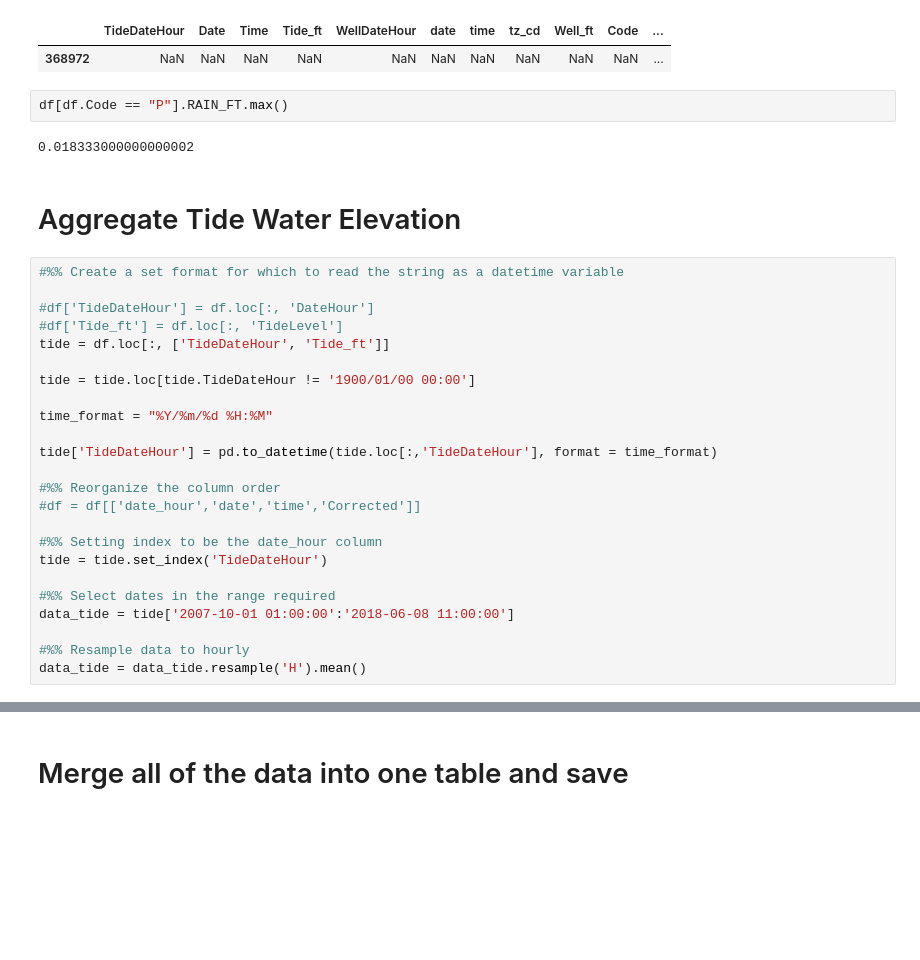
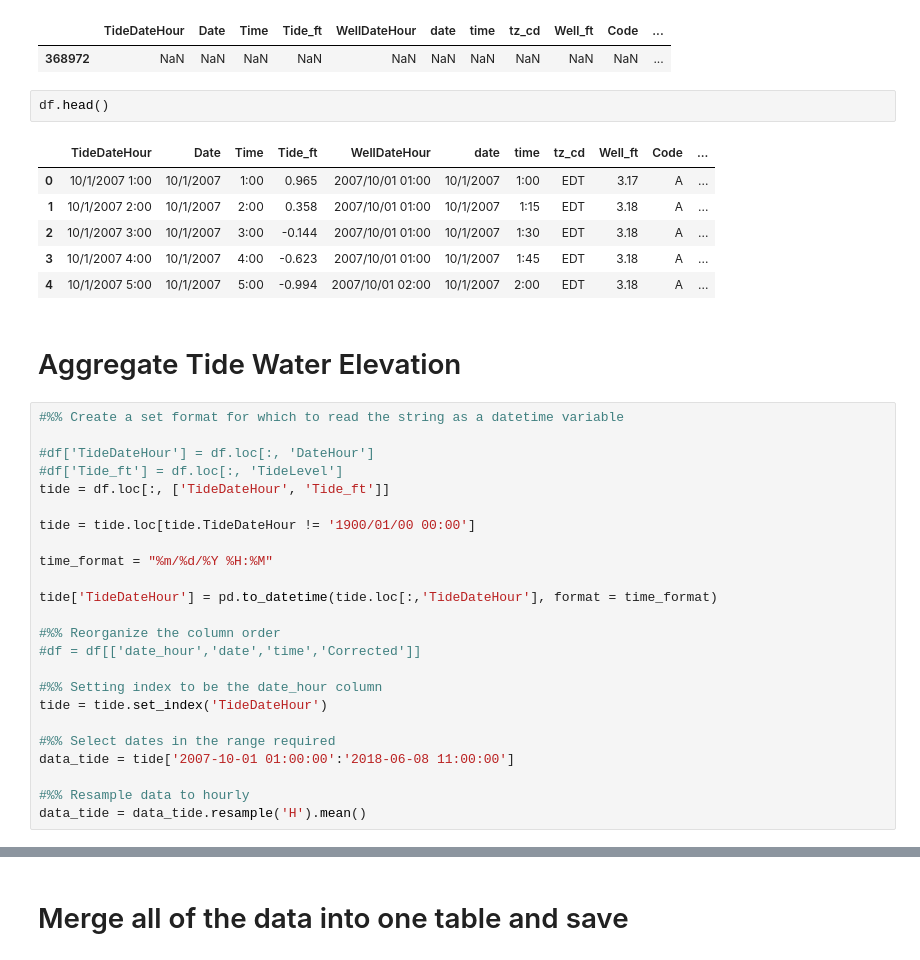
Before and after one commit to ccnobbli/Fall2_Homework, a Jupyter notebook: data/Well Data_Split/Aggregate All Well Data.ipynb, the cells around one changed output, grey strips where cells are left out. Cells and saved outputs as stored; diff of their text form; blank space fills up the shorter version.

```diff
--- a/data/Well Data_Split/Aggregate All Well Data.ipynb
+++ b/data/Well Data_Split/Aggregate All Well Data.ipynb
@@ -57,10 +57,15 @@ df[df.RainDateHour == '2018/04/09 11:00']
 # %% [output]
 |  | TideDateHour | Date | Time | Tide_ft | WellDateHour | date | time | tz_cd | Well_ft | Code | ... |
 | 368972 | NaN | NaN | NaN | NaN | NaN | NaN | NaN | NaN | NaN | NaN | ... |
-# %%
-df[df.Code == "P"].RAIN_FT.max()
-# %% [output]
-0.018333000000000002
+# %%
+df.head()
+# %% [output]
+|  | TideDateHour | Date | Time | Tide_ft | WellDateHour | date | time | tz_cd | Well_ft | Code | ... |
+| 0 | 10/1/2007 1:00 | 10/1/2007 | 1:00 | 0.965 | 2007/10/01 01:00 | 10/1/2007 | 1:00 | EDT | 3.17 | A | ... |
+| 1 | 10/1/2007 2:00 | 10/1/2007 | 2:00 | 0.358 | 2007/10/01 01:00 | 10/1/2007 | 1:15 | EDT | 3.18 | A | ... |
+| 2 | 10/1/2007 3:00 | 10/1/2007 | 3:00 | -0.144 | 2007/10/01 01:00 | 10/1/2007 | 1:30 | EDT | 3.18 | A | ... |
+| 3 | 10/1/2007 4:00 | 10/1/2007 | 4:00 | -0.623 | 2007/10/01 01:00 | 10/1/2007 | 1:45 | EDT | 3.18 | A | ... |
+| 4 | 10/1/2007 5:00 | 10/1/2007 | 5:00 | -0.994 | 2007/10/01 02:00 | 10/1/2007 | 2:00 | EDT | 3.18 | A | ... |
 # %% [markdown]
 # Aggregate Tide Water Elevation
 # %%
@@ -72,7 +77,7 @@ tide = df.loc[:, ['TideDateHour', 'Tide_ft']]
 
 tide = tide.loc[tide.TideDateHour != '1900/01/00 00:00']
 
-time_format = "%Y/%m/%d %H:%M"
+time_format = "%m/%d/%Y %H:%M"
 
 tide['TideDateHour'] = pd.to_datetime(tide.loc[:,'TideDateHour'], format = time_format)
 
```
Also changed, not shown: parts of 19 cells of this notebook, 4 other files.
